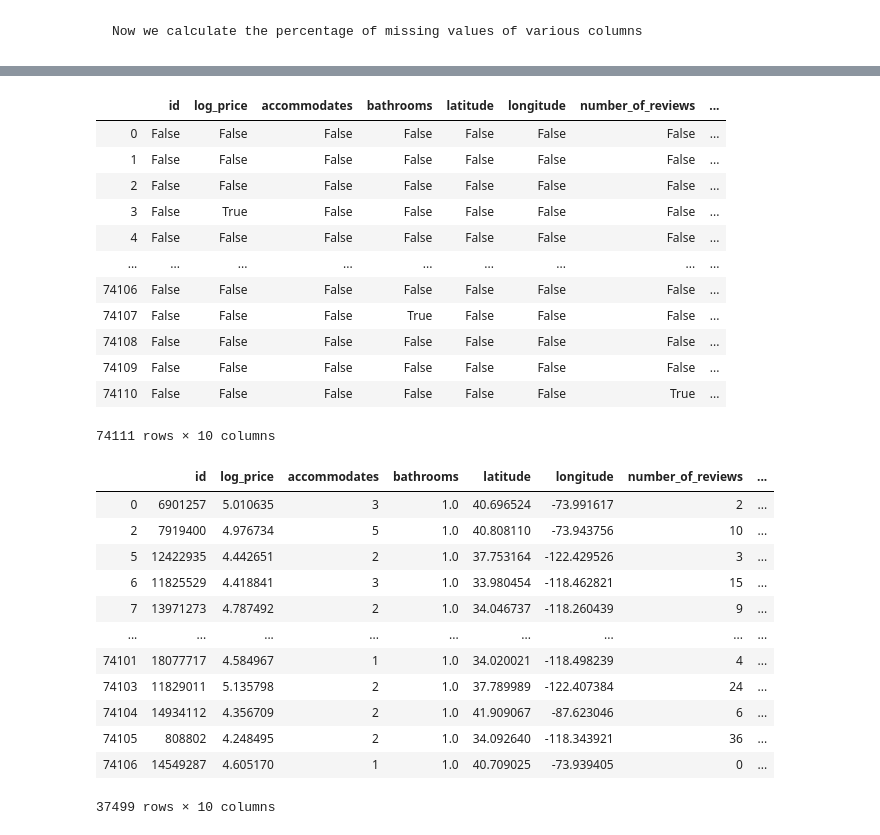
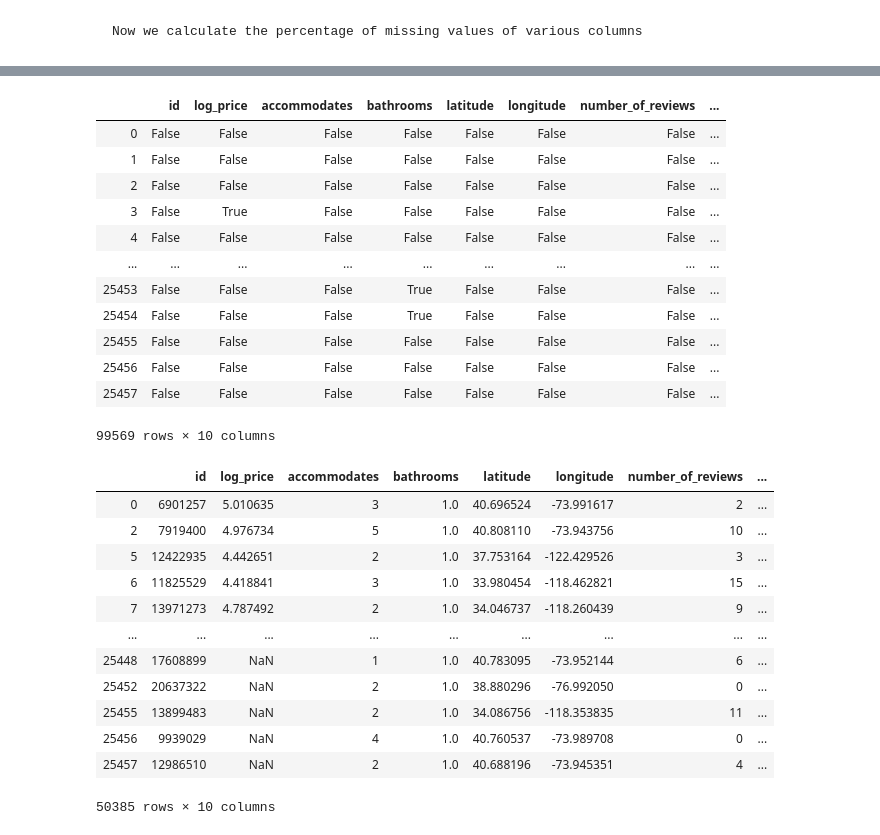
Before and after one commit to gatsb26/springboard_DSC, a Jupyter notebook: Capstone Project 1/Data Wrangling Capstone Project 1.ipynb, the cells around one changed output, grey strips where cells are left out. Drawn from its saved outputs; the diff is of its cells as text; code cells hidden in the pictures.

```diff
--- a/Capstone Project 1/Data Wrangling Capstone Project 1.ipynb
+++ b/Capstone Project 1/Data Wrangling Capstone Project 1.ipynb
@@ -32,0 +24,5 @@ train.head()
+# %%
+train['dtype'] = "train"
+test['dtype'] = "test"
+abnb_data = pd.concat([train,test], axis = 0,sort=False)
+abnb_data.head()
@@ -43,7 +47,7 @@ Index(['id', 'log_price', 'property_type', 'room_type', 'amenities',
       dtype='object')
 # %%
-train.drop('thumbnail_url',axis = 1,inplace=True)
-train.columns
+abnb_data.drop('thumbnail_url',axis = 1,inplace=True)
+abnb_data.columns
 # %% [output]
 Index(['id', 'log_price', 'property_type', 'room_type', 'amenities',
        'accommodates', 'bathrooms', 'bed_type', 'cancellation_policy',
@@ -102,7 +109,7 @@ na_train
 # %%
 %matplotlib inline
 numerics = ['uint8','int16', 'int32', 'int64', 'float16', 'float32', 'float64']
-train_plot = train.select_dtypes(include=numerics)
+train_plot = abnb_data.select_dtypes(include=numerics)
 # %%
 for column in train_plot:
     plt.figure()
@@ -132,27 +139,27 @@ outliers
 | 3 | False | True | False | False | False | False | False | ... |
 | 4 | False | False | False | False | False | False | False | ... |
 | ... | ... | ... | ... | ... | ... | ... | ... | ... |
-| 74106 | False | False | False | False | False | False | False | ... |
-| 74107 | False | False | False | True | False | False | False | ... |
-| 74108 | False | False | False | False | False | False | False | ... |
-| 74109 | False | False | False | False | False | False | False | ... |
-| 74110 | False | False | False | False | False | False | True | ... |
+| 25453 | False | False | False | True | False | False | False | ... |
+| 25454 | False | False | False | True | False | False | False | ... |
+| 25455 | False | False | False | False | False | False | False | ... |
+| 25456 | False | False | False | False | False | False | False | ... |
+| 25457 | False | False | False | False | False | False | False | ... |
-74111 rows × 10 columns
+99569 rows × 10 columns
 # %%
-train_wooutlier = train_plot[~((train_plot < (Q1 - 1.5 * IQR)) |(train_plot > (Q3 + 1.5 * IQR))).any(axis=1)]
-train_wooutlier
+abnb_data_wooutlier = train_plot[~((train_plot < (Q1 - 1.5 * IQR)) |(train_plot > (Q3 + 1.5 * IQR))).any(axis=1)]
+abnb_data_wooutlier
 # %% [output]
 |  | id | log_price | accommodates | bathrooms | latitude | longitude | number_of_reviews | ... |
 | 0 | 6901257 | 5.010635 | 3 | 1.0 | 40.696524 | -73.991617 | 2 | ... |
 | 2 | 7919400 | 4.976734 | 5 | 1.0 | 40.808110 | -73.943756 | 10 | ... |
 | 5 | 12422935 | 4.442651 | 2 | 1.0 | 37.753164 | -122.429526 | 3 | ... |
 | 6 | 11825529 | 4.418841 | 3 | 1.0 | 33.980454 | -118.462821 | 15 | ... |
 | 7 | 13971273 | 4.787492 | 2 | 1.0 | 34.046737 | -118.260439 | 9 | ... |
 | ... | ... | ... | ... | ... | ... | ... | ... | ... |
-| 74101 | 18077717 | 4.584967 | 1 | 1.0 | 34.020021 | -118.498239 | 4 | ... |
-| 74103 | 11829011 | 5.135798 | 2 | 1.0 | 37.789989 | -122.407384 | 24 | ... |
-| 74104 | 14934112 | 4.356709 | 2 | 1.0 | 41.909067 | -87.623046 | 6 | ... |
-| 74105 | 808802 | 4.248495 | 2 | 1.0 | 34.092640 | -118.343921 | 36 | ... |
-| 74106 | 14549287 | 4.605170 | 1 | 1.0 | 40.709025 | -73.939405 | 0 | ... |
+| 25448 | 17608899 | NaN | 1 | 1.0 | 40.783095 | -73.952144 | 6 | ... |
+| 25452 | 20637322 | NaN | 2 | 1.0 | 38.880296 | -76.992050 | 0 | ... |
+| 25455 | 13899483 | NaN | 2 | 1.0 | 34.086756 | -118.353835 | 11 | ... |
+| 25456 | 9939029 | NaN | 4 | 1.0 | 40.760537 | -73.989708 | 0 | ... |
+| 25457 | 12986510 | NaN | 2 | 1.0 | 40.688196 | -73.945351 | 4 | ... |
-37499 rows × 10 columns
+50385 rows × 10 columns
 # %%
```
Also changed, not shown: parts of 15 cells of this notebook.
